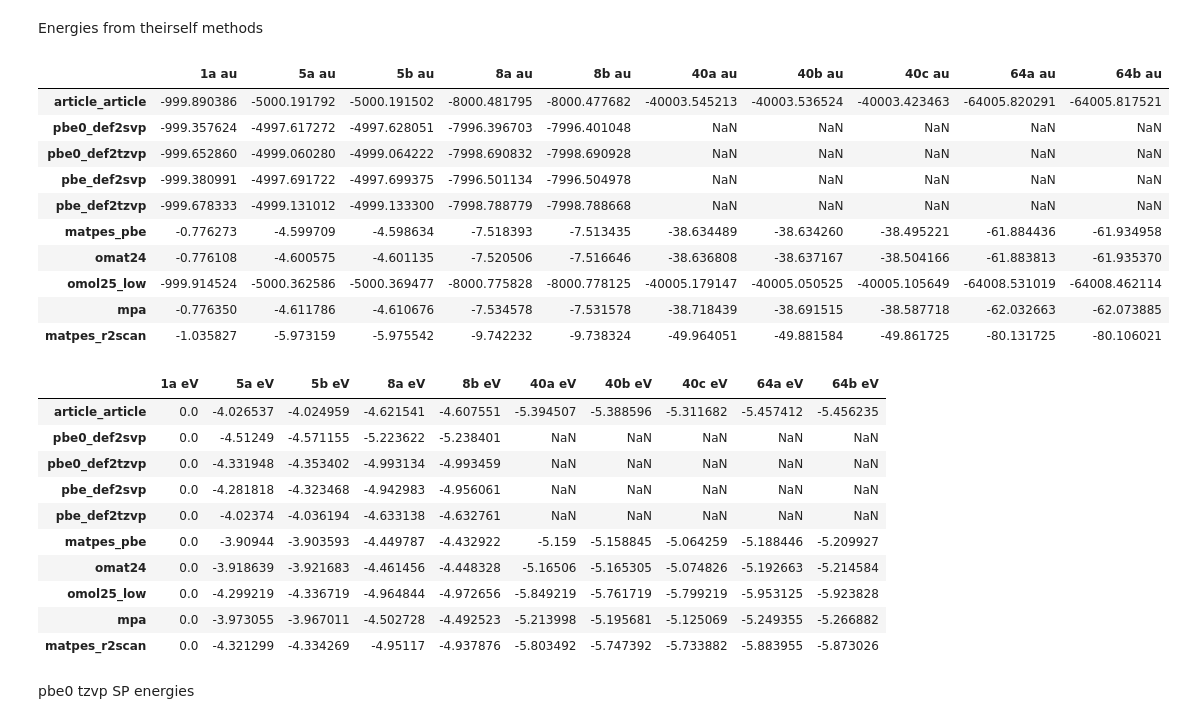
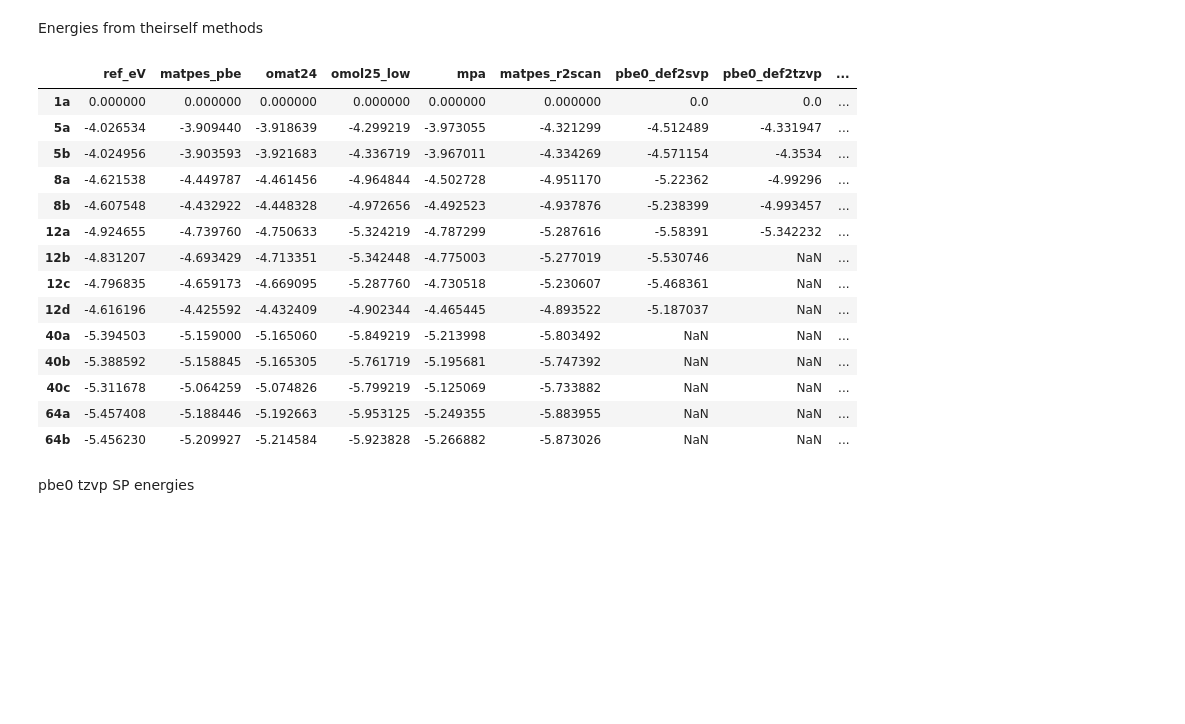
Before and after one commit to lznxbz/thesis_notebooks, a Jupyter notebook: 260217_ChenDixon_combine_energies.ipynb, the cells around one changed output. Drawn from its saved outputs; the diff is of its cells as text; code cells hidden in the pictures; blank space fills up the shorter version.

```diff
--- a/260217_ChenDixon_combine_energies.ipynb
+++ b/260217_ChenDixon_combine_energies.ipynb
@@ -112,18 +129,19 @@ df_ml_au
 # %% [markdown]
 ### DFT opt energies
 # %%
-df_dft = pd.read_csv("dft_energies_tot_opt.csv")
+path_ = to_path("~/TiO2/dft_energies_tot_opt.csv")
+df_dft = pd.read_csv(path_)
 
 # combine Method and Basis, and delete 3rd, 4th columns
-df_dft.loc[:,"Method"] = df_dft.loc[:,"Method"] + '_' + df_dft.loc[:,"Basis"]
-df_dft.drop(columns=["Basis"], inplace=True)
+df_dft.loc[:,"id"] = df_dft.loc[:,"Method"] + '_' + df_dft.loc[:,"Basis"]
+df_dft.drop(columns=["Basis", "Method"], inplace=True)
 
-# copy pbe0svp optimized pbe0tzvp method to pbe0tzvp 1
-df_dft.iloc[2, 8:12] = df_dft.iloc[3, 8:12]
+# copy pbe0svp optimized pbe0tzvp method to pbe0tzvp 1/ Except that 12a calculated exactly
+# df_dft.iloc[2, 8:12] = df_dft.iloc[3, 8:12]
 df_dft.drop([3], inplace=True)
 
 df_dft.drop(columns=["Dispersion","original0/optimized1"], inplace=True)
-df_dft.set_index("Method", inplace=True)
+df_dft.set_index("id", inplace=True)
 
 df_dft
 # %% [output]
@@ -136,0 +155,6 @@ df_dft
+# %%
+df_dft = get_combine_energy(df_dft)
+df_dft = df_dft.transpose()
+df_dft.index = [i_.split(" ")[0] for i_ in df_dft.index]
+df_dft.drop(columns=["article_article"], inplace=True)
+df_dft
@@ -138,7 +178,7 @@ df_dft
 ### combine two df and calculate df_comb
 # %%
 # concat two df
-df_ownE = pd.concat([df_dft, df_ml_au], axis=0)
+df_ownE = pd.concat([df_mlip, df_dft], axis=1)
 
 df_ownE
 # %% [output]
@@ -372,34 +410,27 @@ df_pbe0_comb
 # Results
 # %% [markdown]
 Energies from theirself methods
+# %%
+general_save = to_path("~/organized/901_data")
 # %%
+df_ownE.to_csv(general_save / "chen1-64_allmethods_r.csv")
 df_ownE
 # %% [output]
-|  | 1a au | 5a au | 5b au | 8a au | 8b au | 40a au | 40b au | 40c au | 64a au | 64b au |
-| article_article | -999.890386 | -5000.191792 | -5000.191502 | -8000.481795 | -8000.477682 | -40003.545213 | -40003.536524 | -40003.423463 | -64005.820291 | -64005.817521 |
-| pbe0_def2svp | -999.357624 | -4997.617272 | -4997.628051 | -7996.396703 | -7996.401048 | NaN | NaN | NaN | NaN | NaN |
-| pbe0_def2tzvp | -999.652860 | -4999.060280 | -4999.064222 | -7998.690832 | -7998.690928 | NaN | NaN | NaN | NaN | NaN |
-| pbe_def2svp | -999.380991 | -4997.691722 | -4997.699375 | -7996.501134 | -7996.504978 | NaN | NaN | NaN | NaN | NaN |
-| pbe_def2tzvp | -999.678333 | -4999.131012 | -4999.133300 | -7998.788779 | -7998.788668 | NaN | NaN | NaN | NaN | NaN |
-| matpes_pbe | -0.776273 | -4.599709 | -4.598634 | -7.518393 | -7.513435 | -38.634489 | -38.634260 | -38.495221 | -61.884436 | -61.934958 |
-| omat24 | -0.776108 | -4.600575 | -4.601135 | -7.520506 | -7.516646 | -38.636808 | -38.637167 | -38.504166 | -61.883813 | -61.935370 |
-| omol25_low | -999.914524 | -5000.362586 | -5000.369477 | -8000.775828 | -8000.778125 | -40005.179147 | -40005.050525 | -40005.105649 | -64008.531019 | -64008.462114 |
-| mpa | -0.776350 | -4.611786 | -4.610676 | -7.534578 | -7.531578 | -38.718439 | -38.691515 | -38.587718 | -62.032663 | -62.073885 |
-| matpes_r2scan | -1.035827 | -5.973159 | -5.975542 | -9.742232 | -9.738324 | -49.964051 | -49.881584 | -49.861725 | -80.131725 | -80.106021 |
+|  | ref_eV | matpes_pbe | omat24 | omol25_low | mpa | matpes_r2scan | pbe0_def2svp | pbe0_def2tzvp | ... |
+| 1a | 0.000000 | 0.000000 | 0.000000 | 0.000000 | 0.000000 | 0.000000 | 0.0 | 0.0 | ... |
+| 5a | -4.026534 | -3.909440 | -3.918639 | -4.299219 | -3.973055 | -4.321299 | -4.512489 | -4.331947 | ... |
+| 5b | -4.024956 | -3.903593 | -3.921683 | -4.336719 | -3.967011 | -4.334269 | -4.571154 | -4.3534 | ... |
+| 8a | -4.621538 | -4.449787 | -4.461456 | -4.964844 | -4.502728 | -4.951170 | -5.22362 | -4.99296 | ... |
+| 8b | -4.607548 | -4.432922 | -4.448328 | -4.972656 | -4.492523 | -4.937876 | -5.238399 | -4.993457 | ... |
+| 12a | -4.924655 | -4.739760 | -4.750633 | -5.324219 | -4.787299 | -5.287616 | -5.58391 | -5.342232 | ... |
+| 12b | -4.831207 | -4.693429 | -4.713351 | -5.342448 | -4.775003 | -5.277019 | -5.530746 | NaN | ... |
+| 12c | -4.796835 | -4.659173 | -4.669095 | -5.287760 | -4.730518 | -5.230607 | -5.468361 | NaN | ... |
+| 12d | -4.616196 | -4.425592 | -4.432409 | -4.902344 | -4.465445 | -4.893522 | -5.187037 | NaN | ... |
+| 40a | -5.394503 | -5.159000 | -5.165060 | -5.849219 | -5.213998 | -5.803492 | NaN | NaN | ... |
+| 40b | -5.388592 | -5.158845 | -5.165305 | -5.761719 | -5.195681 | -5.747392 | NaN | NaN | ... |
+| 40c | -5.311678 | -5.064259 | -5.074826 | -5.799219 | -5.125069 | -5.733882 | NaN | NaN | ... |
+| 64a | -5.457408 | -5.188446 | -5.192663 | -5.953125 | -5.249355 | -5.883955 | NaN | NaN | ... |
+| 64b | -5.456230 | -5.209927 | -5.214584 | -5.923828 | -5.266882 | -5.873026 | NaN | NaN | ... |
-# %%
-df_ownE_comb
-# %% [output]
-|  | 1a eV | 5a eV | 5b eV | 8a eV | 8b eV | 40a eV | 40b eV | 40c eV | 64a eV | 64b eV |
-| article_article | 0.0 | -4.026537 | -4.024959 | -4.621541 | -4.607551 | -5.394507 | -5.388596 | -5.311682 | -5.457412 | -5.456235 |
-| pbe0_def2svp | 0.0 | -4.51249 | -4.571155 | -5.223622 | -5.238401 | NaN | NaN | NaN | NaN | NaN |
-| pbe0_def2tzvp | 0.0 | -4.331948 | -4.353402 | -4.993134 | -4.993459 | NaN | NaN | NaN | NaN | NaN |
-| pbe_def2svp | 0.0 | -4.281818 | -4.323468 | -4.942983 | -4.956061 | NaN | NaN | NaN | NaN | NaN |
-| pbe_def2tzvp | 0.0 | -4.02374 | -4.036194 | -4.633138 | -4.632761 | NaN | NaN | NaN | NaN | NaN |
-| matpes_pbe | 0.0 | -3.90944 | -3.903593 | -4.449787 | -4.432922 | -5.159 | -5.158845 | -5.064259 | -5.188446 | -5.209927 |
-| omat24 | 0.0 | -3.918639 | -3.921683 | -4.461456 | -4.448328 | -5.16506 | -5.165305 | -5.074826 | -5.192663 | -5.214584 |
-| omol25_low | 0.0 | -4.299219 | -4.336719 | -4.964844 | -4.972656 | -5.849219 | -5.761719 | -5.799219 | -5.953125 | -5.923828 |
-| mpa | 0.0 | -3.973055 | -3.967011 | -4.502728 | -4.492523 | -5.213998 | -5.195681 | -5.125069 | -5.249355 | -5.266882 |
-| matpes_r2scan | 0.0 | -4.321299 | -4.334269 | -4.95117 | -4.937876 | -5.803492 | -5.747392 | -5.733882 | -5.883955 | -5.873026 |
 # %% [markdown]
 pbe0 tzvp SP energies
 # %%
```
Also changed, not shown: parts of 21 cells of this notebook, 6 other files.
